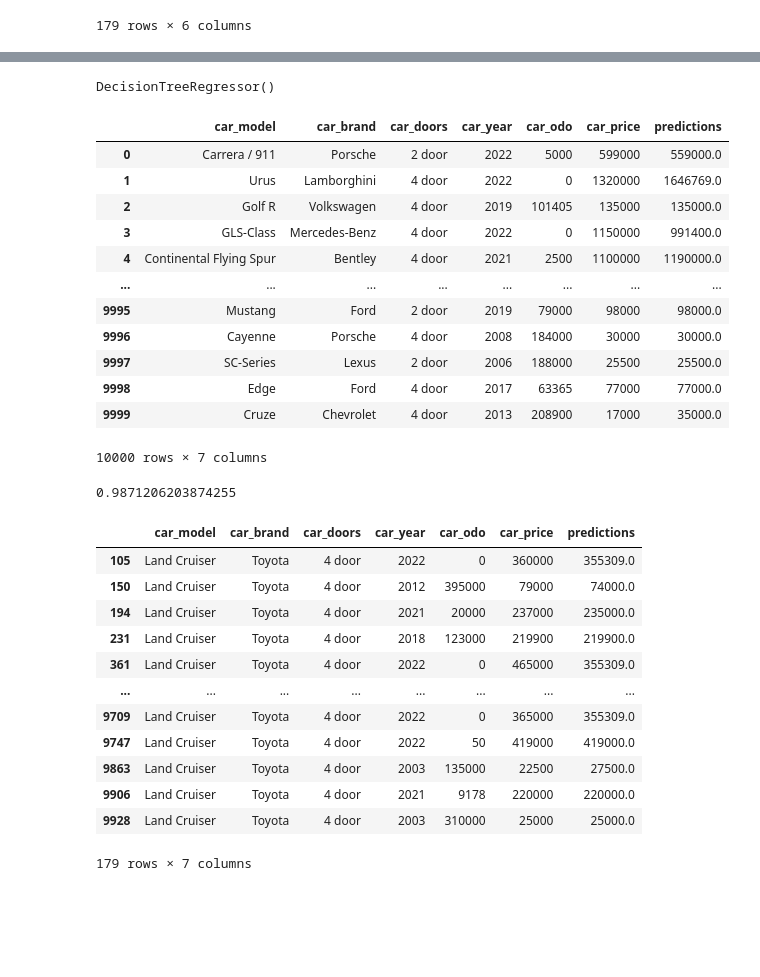
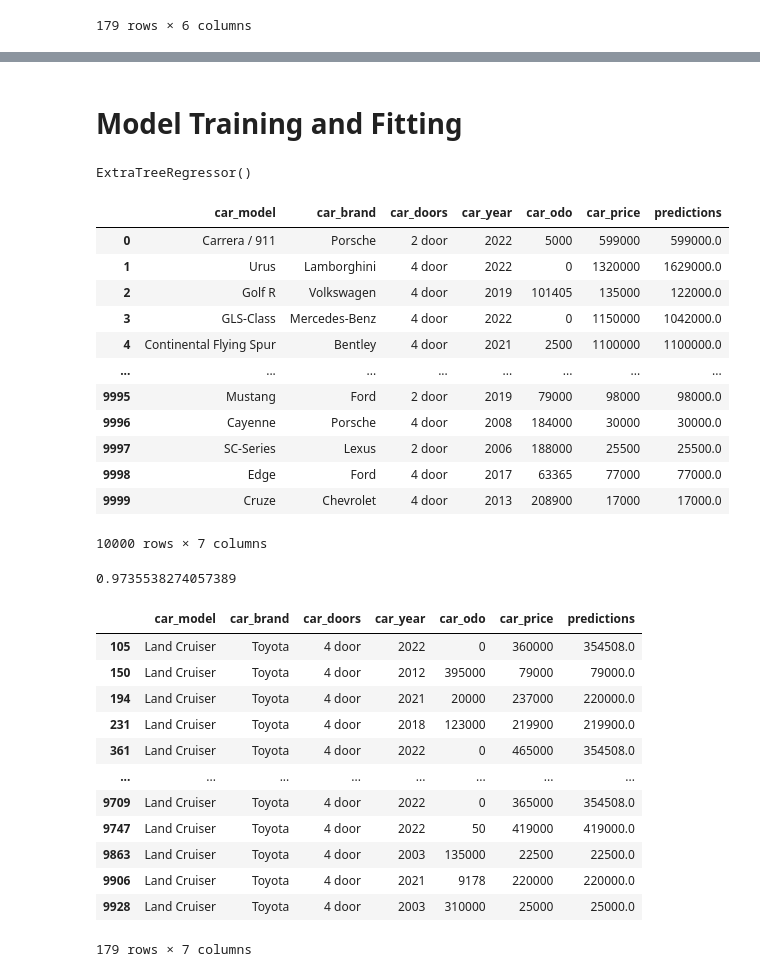
Before and after one commit to AmeriX3/Final-Project-Ameri, a Jupyter notebook: Machine learning.ipynb, the cells around one changed output, grey strips where cells are left out. Drawn from its saved outputs; the diff is of its cells as text; code cells hidden in the pictures; blank space fills up the shorter version.

```diff
--- a/Machine learning.ipynb
+++ b/Machine learning.ipynb
@@ -27,11 +28,6 @@ from sklearn.metrics import mean_squared_error
 # %%
 cars= pd.read_csv("cars.csv")
 cars.drop(columns="Unnamed: 0",inplace=True)
-def car4(s):
-    if "5+" in s:
-        return "4 door"
-    else:
-        return s
 cars["car_doors"].unique()
 # %% [output]
 array(['2 door', '4 door', '3 door'], dtype=object)
@@ -87,54 +85,55 @@ carsd
+# %% [markdown]
+# Model Training and Fitting
 # %%
 x=carsd.drop(columns="car_price")
 y=carsd["car_price"]
 # %%
-xtrain, xtest, ytrain, ytest = train_test_split(x, y, test_size=0.2)
+xtrain, xtest, ytrain, ytest = train_test_split(x, y, test_size=0.1)
 # %%
-model = DecisionTreeRegressor()
+model = ExtraTreeRegressor()
 model.fit(xtrain, ytrain)
 # %% [output]
-DecisionTreeRegressor()
+ExtraTreeRegressor()
 # %%
 predictions = model.predict(carsd.drop(columns="car_price"))
 
 lis = []
 for i in predictions:
     lis.append(round(i,0))
-cars["predictions"]=lis
+cars["predictions"]=liscon
 cars
 # %% [output]
 |  | car_model | car_brand | car_doors | car_year | car_odo | car_price | predictions |
-| 0 | Carrera / 911 | Porsche | 2 door | 2022 | 5000 | 599000 | 559000.0 |
-| 1 | Urus | Lamborghini | 4 door | 2022 | 0 | 1320000 | 1646769.0 |
-| 2 | Golf R | Volkswagen | 4 door | 2019 | 101405 | 135000 | 135000.0 |
-| 3 | GLS-Class | Mercedes-Benz | 4 door | 2022 | 0 | 1150000 | 991400.0 |
-| 4 | Continental Flying Spur | Bentley | 4 door | 2021 | 2500 | 1100000 | 1190000.0 |
+| 0 | Carrera / 911 | Porsche | 2 door | 2022 | 5000 | 599000 | 599000.0 |
+| 1 | Urus | Lamborghini | 4 door | 2022 | 0 | 1320000 | 1629000.0 |
+| 2 | Golf R | Volkswagen | 4 door | 2019 | 101405 | 135000 | 122000.0 |
+| 3 | GLS-Class | Mercedes-Benz | 4 door | 2022 | 0 | 1150000 | 1042000.0 |
+| 4 | Continental Flying Spur | Bentley | 4 door | 2021 | 2500 | 1100000 | 1100000.0 |
 | ... | ... | ... | ... | ... | ... | ... | ... |
 | 9995 | Mustang | Ford | 2 door | 2019 | 79000 | 98000 | 98000.0 |
 | 9996 | Cayenne | Porsche | 4 door | 2008 | 184000 | 30000 | 30000.0 |
 | 9997 | SC-Series | Lexus | 2 door | 2006 | 188000 | 25500 | 25500.0 |
 | 9998 | Edge | Ford | 4 door | 2017 | 63365 | 77000 | 77000.0 |
-| 9999 | Cruze | Chevrolet | 4 door | 2013 | 208900 | 17000 | 35000.0 |
+| 9999 | Cruze | Chevrolet | 4 door | 2013 | 208900 | 17000 | 17000.0 |
 10000 rows × 7 columns
 # %%
 
-
 r2_score(carsd["car_price"],predictions)
 # %% [output]
-0.9871206203874255
+0.9735538274057389
 # %%
 cars[cars["car_model"]=="Land Cruiser"]
 # %% [output]
 |  | car_model | car_brand | car_doors | car_year | car_odo | car_price | predictions |
-| 105 | Land Cruiser | Toyota | 4 door | 2022 | 0 | 360000 | 355309.0 |
-| 150 | Land Cruiser | Toyota | 4 door | 2012 | 395000 | 79000 | 74000.0 |
-| 194 | Land Cruiser | Toyota | 4 door | 2021 | 20000 | 237000 | 235000.0 |
+| 105 | Land Cruiser | Toyota | 4 door | 2022 | 0 | 360000 | 354508.0 |
+| 150 | Land Cruiser | Toyota | 4 door | 2012 | 395000 | 79000 | 79000.0 |
+| 194 | Land Cruiser | Toyota | 4 door | 2021 | 20000 | 237000 | 220000.0 |
 | 231 | Land Cruiser | Toyota | 4 door | 2018 | 123000 | 219900 | 219900.0 |
-| 361 | Land Cruiser | Toyota | 4 door | 2022 | 0 | 465000 | 355309.0 |
+| 361 | Land Cruiser | Toyota | 4 door | 2022 | 0 | 465000 | 354508.0 |
 | ... | ... | ... | ... | ... | ... | ... | ... |
-| 9709 | Land Cruiser | Toyota | 4 door | 2022 | 0 | 365000 | 355309.0 |
+| 9709 | Land Cruiser | Toyota | 4 door | 2022 | 0 | 365000 | 354508.0 |
 | 9747 | Land Cruiser | Toyota | 4 door | 2022 | 50 | 419000 | 419000.0 |
-| 9863 | Land Cruiser | Toyota | 4 door | 2003 | 135000 | 22500 | 27500.0 |
+| 9863 | Land Cruiser | Toyota | 4 door | 2003 | 135000 | 22500 | 22500.0 |
 | 9906 | Land Cruiser | Toyota | 4 door | 2021 | 9178 | 220000 | 220000.0 |
 | 9928 | Land Cruiser | Toyota | 4 door | 2003 | 310000 | 25000 | 25000.0 |
 179 rows × 7 columns
```
Also changed, not shown: parts of 12 cells of this notebook, 8 other files.
